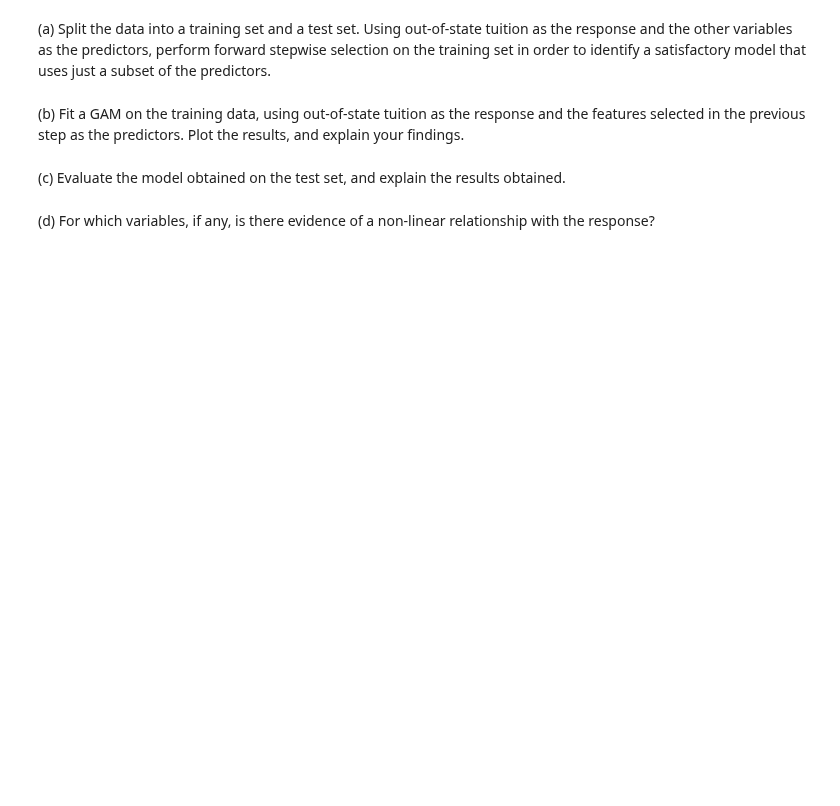
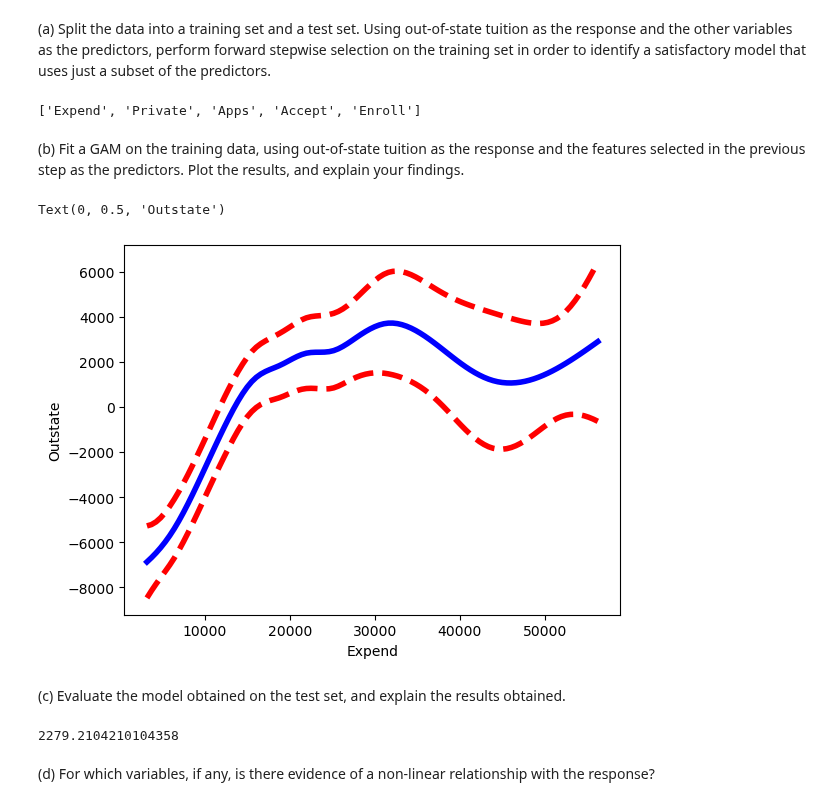
Before and after one commit to cake-dev/AdvDataScience, a Jupyter notebook: ch7hw.ipynb, the cells around one changed output. Cells and saved outputs as stored; diff of their text form; code cells hidden in the pictures; blank space fills up the shorter version.

```diff
--- a/ch7hw.ipynb
+++ b/ch7hw.ipynb
@@ -291,3 +307,6 @@ df_rss
 ### 10
 # %% [markdown]
 This question relates to the College data set.
+# %%
+college_data = load_data('College')
+college_data.head()
@@ -294,16 +320,71 @@ This question relates to the College data set.
+# %%
+# encode private yes/no to 1/0
+college_data['Private'] = college_data['Private'].map({'Yes': 1, 'No': 0})
 # %% [markdown]
 (a) Split the data into a training set and a test set. Using out-of-state
 tuition as the response and the other variables as the predictors,
 perform forward stepwise selection on the training set in order
 to identify a satisfactory model that uses just a subset of the
 predictors.
+# %%
+from sklearn.model_selection import train_test_split
+from sklearn.feature_selection import f_regression
+from sklearn.linear_model import LinearRegression
+
+X = college_data.drop(columns=['Outstate'])
+y = college_data['Outstate']
+X_train, X_test, y_train, y_test = train_test_split(X, y, test_size=0.3, random_state=0)
+
+# forward stepwise selection
+def forward_stepwise_selection(X, y, n_features):
+    features = []
+    for i in range(n_features):
+        best_feature = None
+        best_score = 0
+        for feature in X.columns:
+            if feature in features:
+                continue
+            lr = LinearRegression()
+            lr.fit(X[features + [feature]], y)
+            score = f_regression(X[features + [feature]], y)[0][0]
+            if score > best_score:
+                best_score = score
+                best_feature = feature
+        features.append(best_feature)
+    return features
+
+forward_stepwise_selection(X_train, y_train, 5)
+# %% [output]
+['Expend', 'Private', 'Apps', 'Accept', 'Enroll']
 # %% [markdown]
 (b) Fit a GAM on the training data, using out-of-state tuition as
 the response and the features selected in the previous step as
 the predictors. Plot the results, and explain your findings.
+# %%
+# fit a GAM
+X_train_selected = X_train[['Expend', 'Private', 'Apps', 'Accept', 'Enroll']]
+X_test_selected = X_test[['Expend', 'Private', 'Apps', 'Accept', 'Enroll']]
+gam = LinearGAM(s_gam(0) + l_gam(1) + l_gam(2) + l_gam(3) + l_gam(4)).fit(X_train_selected, y_train)
+
+# plot
+fig, ax = subplots()
+plot_gam(gam, 0, ax=ax)
+ax.set_xlabel('Expend')
+ax.set_ylabel('Outstate')
+# %% [output]
+Text(0, 0.5, 'Outstate')
+[figure, added]
 # %% [markdown]
 (c) Evaluate the model obtained on the test set, and explain the
 results obtained.
+# %%
+# evaluate
+y_pred = gam.predict(X_test_selected)
+rss = ((y_test - y_pred) ** 2).sum()
+rmse = np.sqrt(rss / len(y_test))
+rmse
+# %% [output]
+2279.2104210104358
 # %% [markdown]
 (d) For which variables, if any, is there evidence of a non-linear
 relationship with the response?
```
Also changed, not shown: parts of 8 cells of this notebook, 1 other file.
